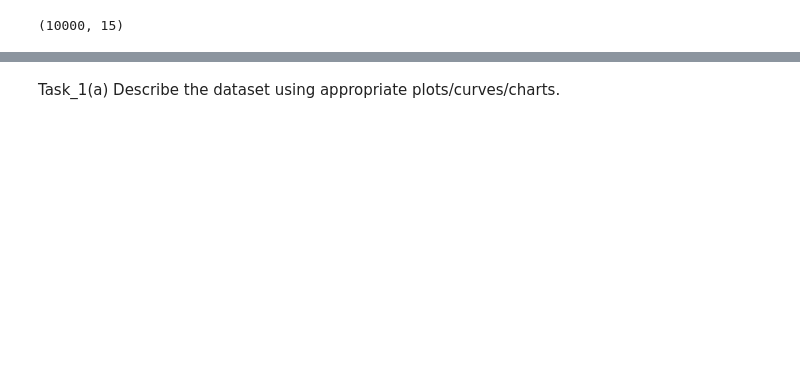
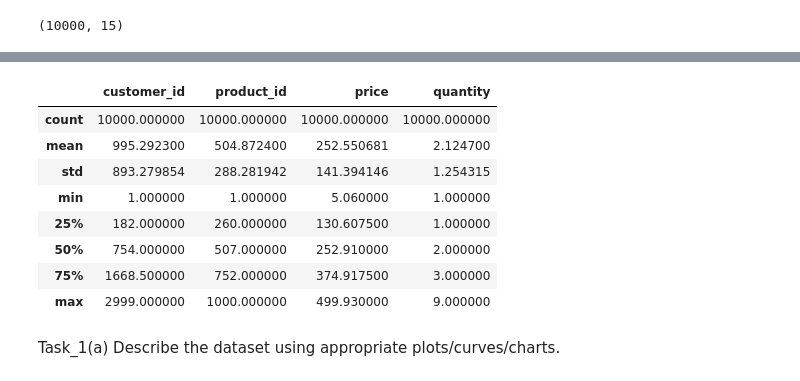
Before and after one commit to saifuddin-vuia/saifuddin-vuia, a Jupyter notebook: Statistics_CA_One.ipynb, the cells around one changed output, grey strips where cells are left out. Cells and saved outputs as stored; diff of their text form; code cells hidden in the pictures; blank space fills up the shorter version.

```diff
--- a/Statistics_CA_One.ipynb
+++ b/Statistics_CA_One.ipynb
@@ -27,3 +56,15 @@ df.shape
+# %%
+df.describe()
+# %% [output]
+|  | customer_id | product_id | price | quantity |
+| count | 10000.000000 | 10000.000000 | 10000.000000 | 10000.000000 |
+| mean | 995.292300 | 504.872400 | 252.550681 | 2.124700 |
+| std | 893.279854 | 288.281942 | 141.394146 | 1.254315 |
+| min | 1.000000 | 1.000000 | 5.060000 | 1.000000 |
+| 25% | 182.000000 | 260.000000 | 130.607500 | 1.000000 |
+| 50% | 754.000000 | 507.000000 | 252.910000 | 2.000000 |
+| 75% | 1668.500000 | 752.000000 | 374.917500 | 3.000000 |
+| max | 2999.000000 | 1000.000000 | 499.930000 | 9.000000 |
 # %% [markdown]
 Task_1(a) Describe the dataset using appropriate plots/curves/charts.
 # %%
```
Also changed, not shown: parts of 8 cells of this notebook.
